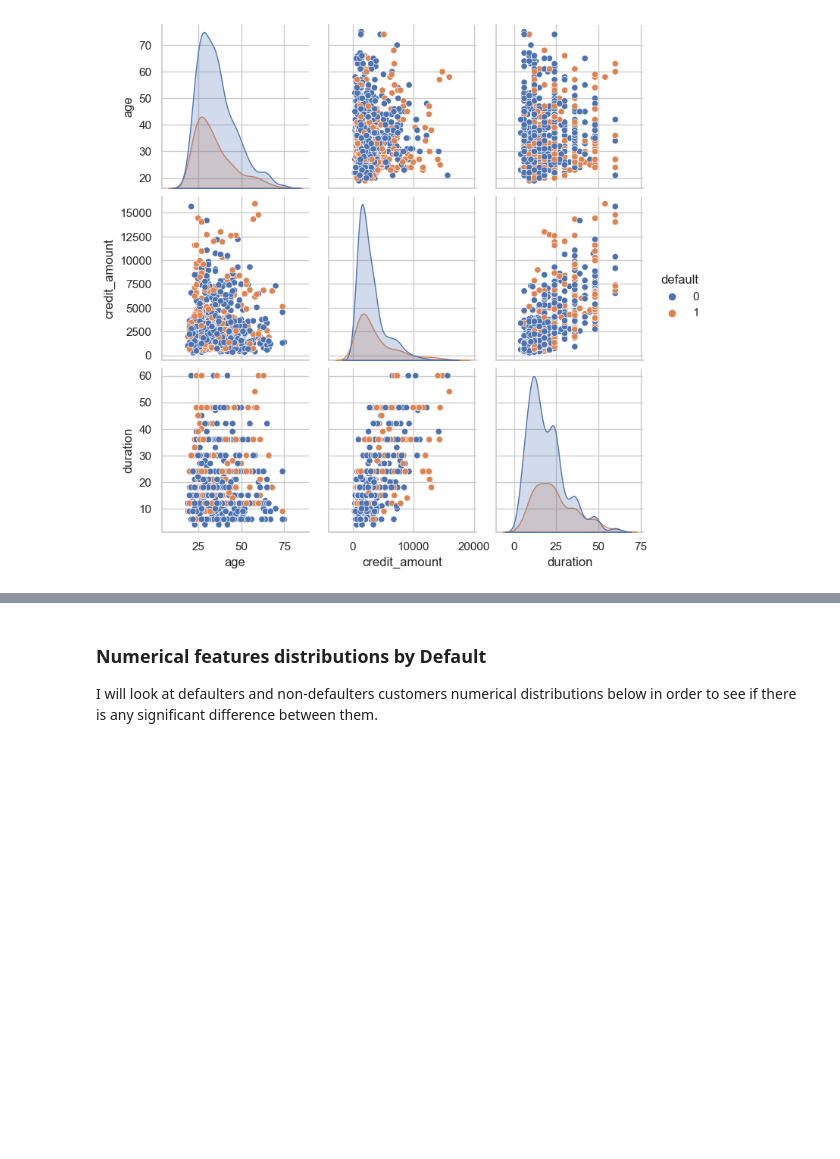
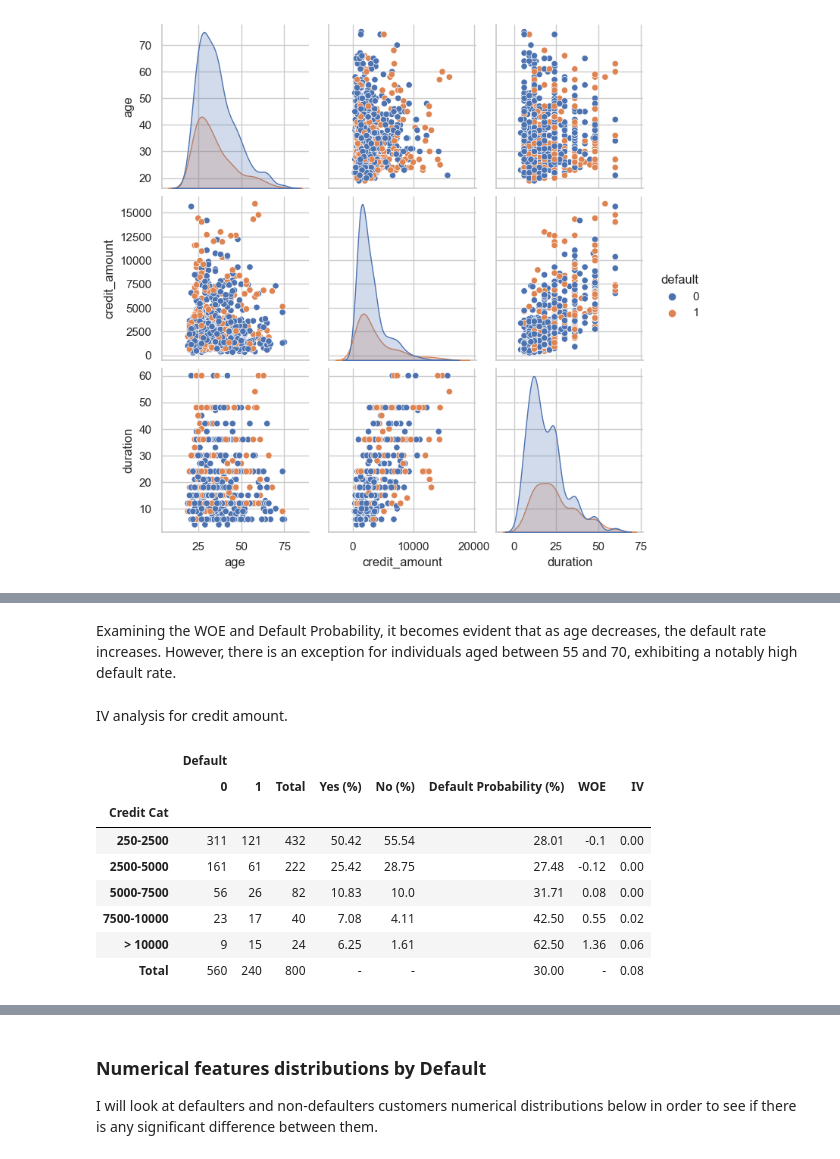
Before and after one commit to allmeidaapedro/Credit-Scoring-German-Bank, a Jupyter notebook: notebooks/1. EDA.ipynb, the cells around one changed output, grey strips where cells are left out. Drawn from its saved outputs; the diff is of its cells as text; code cells hidden in the pictures; blank space fills up the shorter version.

```diff
--- a/notebooks/1. EDA.ipynb
+++ b/notebooks/1. EDA.ipynb
@@ -406,0 +433,21 @@ plt.show()
+# %% [markdown]
+Examining the WOE and Default Probability, it becomes evident that as age decreases, the default rate increases. However, there is an exception for individuals aged between 55 and 70, exhibiting a notably high default rate.
+# %% [markdown]
+IV analysis for credit amount.
+# %%
+bins = [250, 2500, 5000, 7500, 10000, 16000]
+labels = ['250-2500', '2500-5000', '5000-7500', '7500-10000', '> 10000']
+num_categorized['credit_amount_cat'] = pd.cut(num_categorized['credit_amount'], bins=bins, labels=labels, include_lowest=True)
+
+credit_iv_df = iv_analysis(data=num_categorized, cat='credit_amount_cat', target='default', positive_label='Default', cat_label='Credit Cat')
+credit_iv_df
+# %% [output]
+|  | Default |  |  |  |  |  |  |  |
+|  | 0 | 1 | Total | Yes (%) | No (%) | Default Probability (%) | WOE | IV |
+| Credit Cat |  |  |  |  |  |  |  |  |
+| 250-2500 | 311 | 121 | 432 | 50.42 | 55.54 | 28.01 | -0.1 | 0.00 |
+| 2500-5000 | 161 | 61 | 222 | 25.42 | 28.75 | 27.48 | -0.12 | 0.00 |
+| 5000-7500 | 56 | 26 | 82 | 10.83 | 10.0 | 31.71 | 0.08 | 0.00 |
+| 7500-10000 | 23 | 17 | 40 | 7.08 | 4.11 | 42.50 | 0.55 | 0.02 |
+| > 10000 | 9 | 15 | 24 | 6.25 | 1.61 | 62.50 | 1.36 | 0.06 |
+| Total | 560 | 240 | 800 | - | - | 30.00 | - | 0.08 |
```
Also changed, not shown: parts of 24 cells of this notebook, 2 other files.
